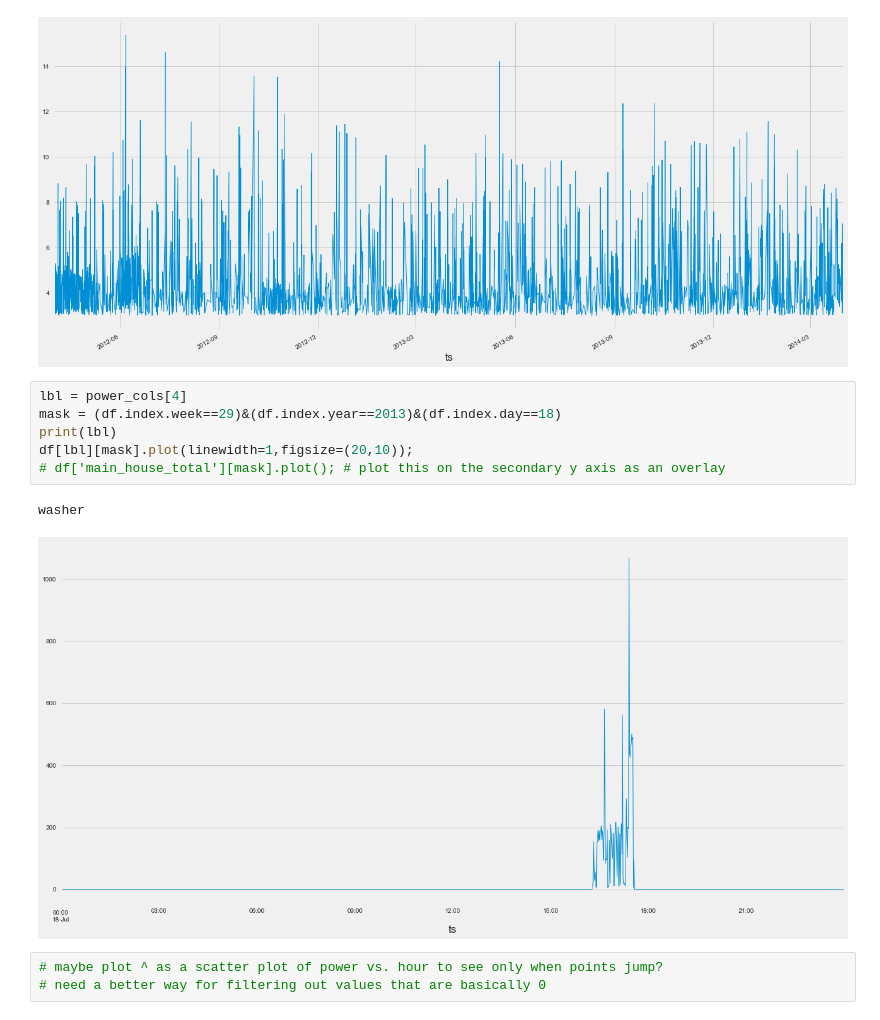
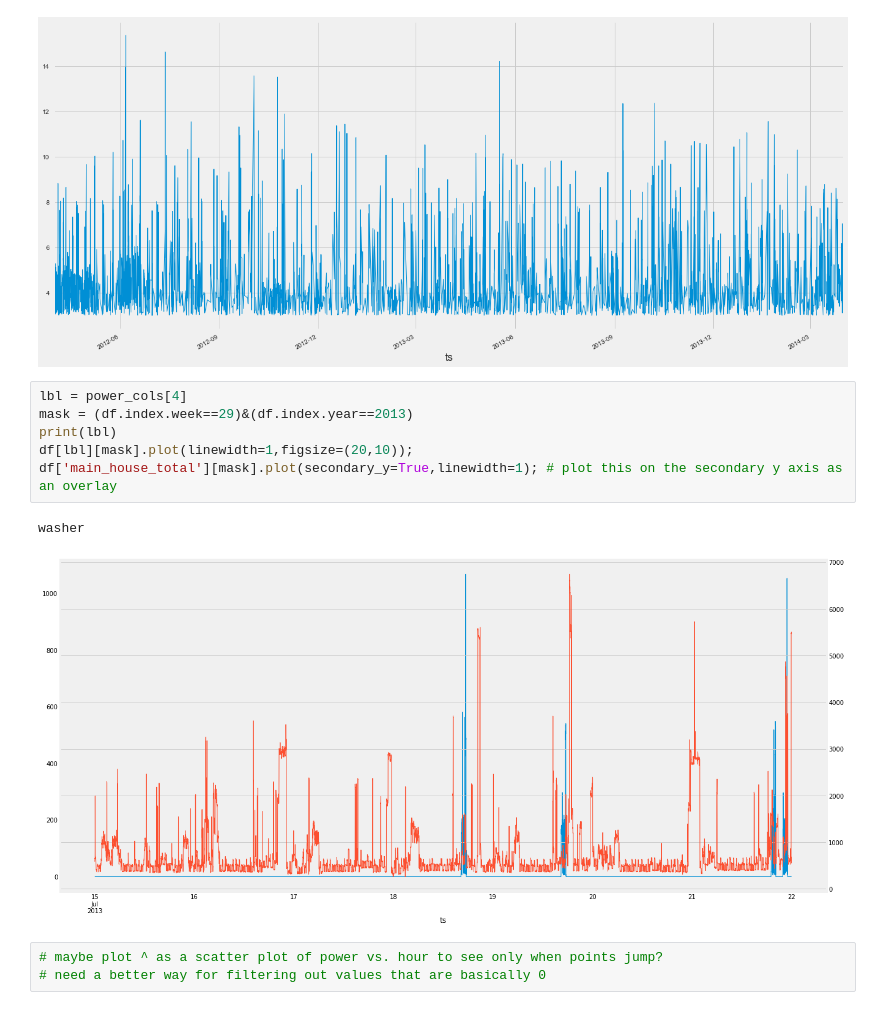
Before and after one commit to enmyj/gafp, a Jupyter notebook: elec_exploratory.ipynb, the cells around one changed output. Saved outputs shown, nothing was run; the diff lists cells and outputs as text.

```diff
--- a/elec_exploratory.ipynb
+++ b/elec_exploratory.ipynb
@@ -162,13 +162,13 @@ df['mht_pct'][df['mht_pct']>3].plot(linewidth=1,figsize=(20,10));
 [figure]
 # %%
 lbl = power_cols[4]
-mask = (df.index.week==29)&(df.index.year==2013)&(df.index.day==18)
+mask = (df.index.week==29)&(df.index.year==2013)
 print(lbl)
 df[lbl][mask].plot(linewidth=1,figsize=(20,10));
-# df['main_house_total'][mask].plot(); # plot this on the secondary y axis as an overlay
+df['main_house_total'][mask].plot(secondary_y=True,linewidth=1); # plot this on the secondary y axis as an overlay
 # %% [output]
 washer
-[figure, old version]
+[figure, new version]
 # %%
 # maybe plot ^ as a scatter plot of power vs. hour to see only when points jump?
 # need a better way for filtering out values that are basically 0
```
Also changed, not shown: parts of 1 cell of this notebook, 1 other file.
